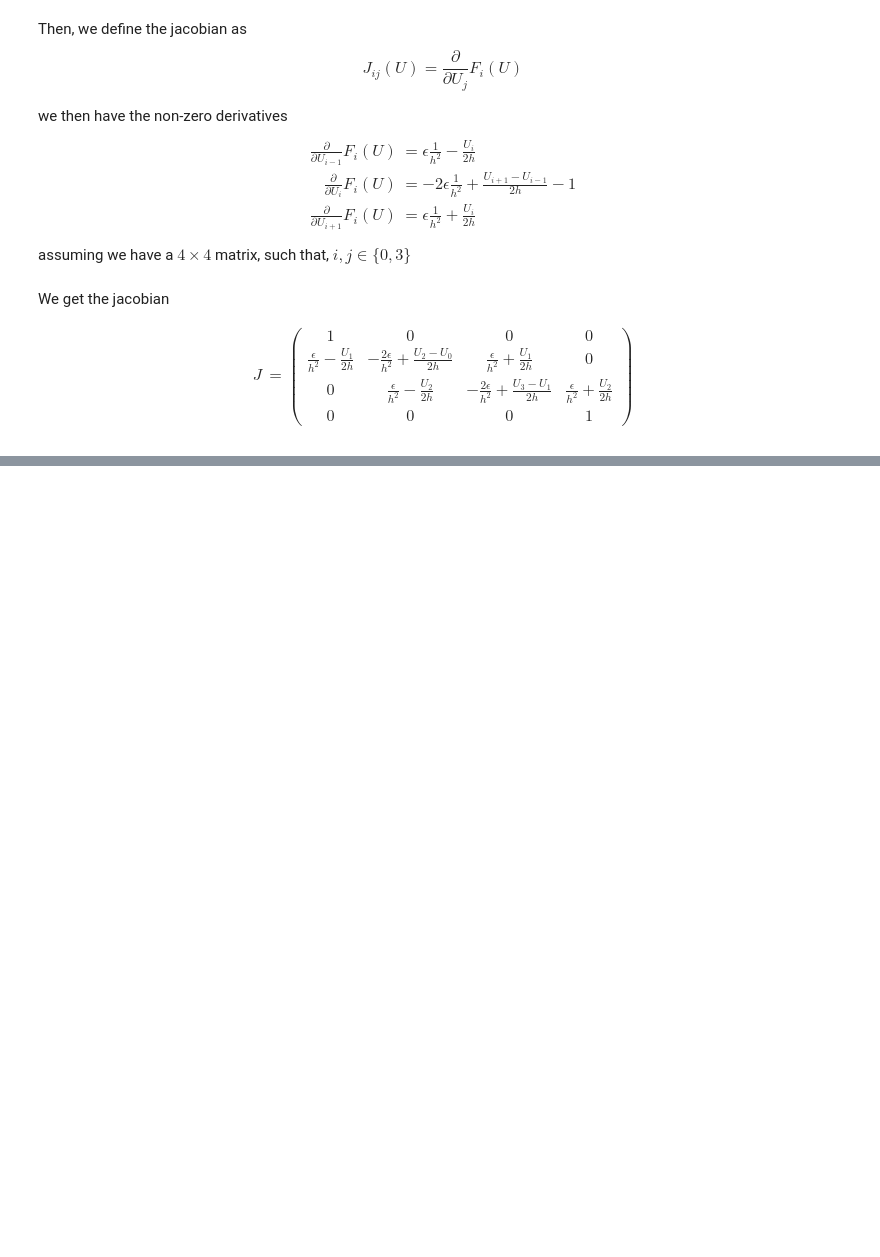
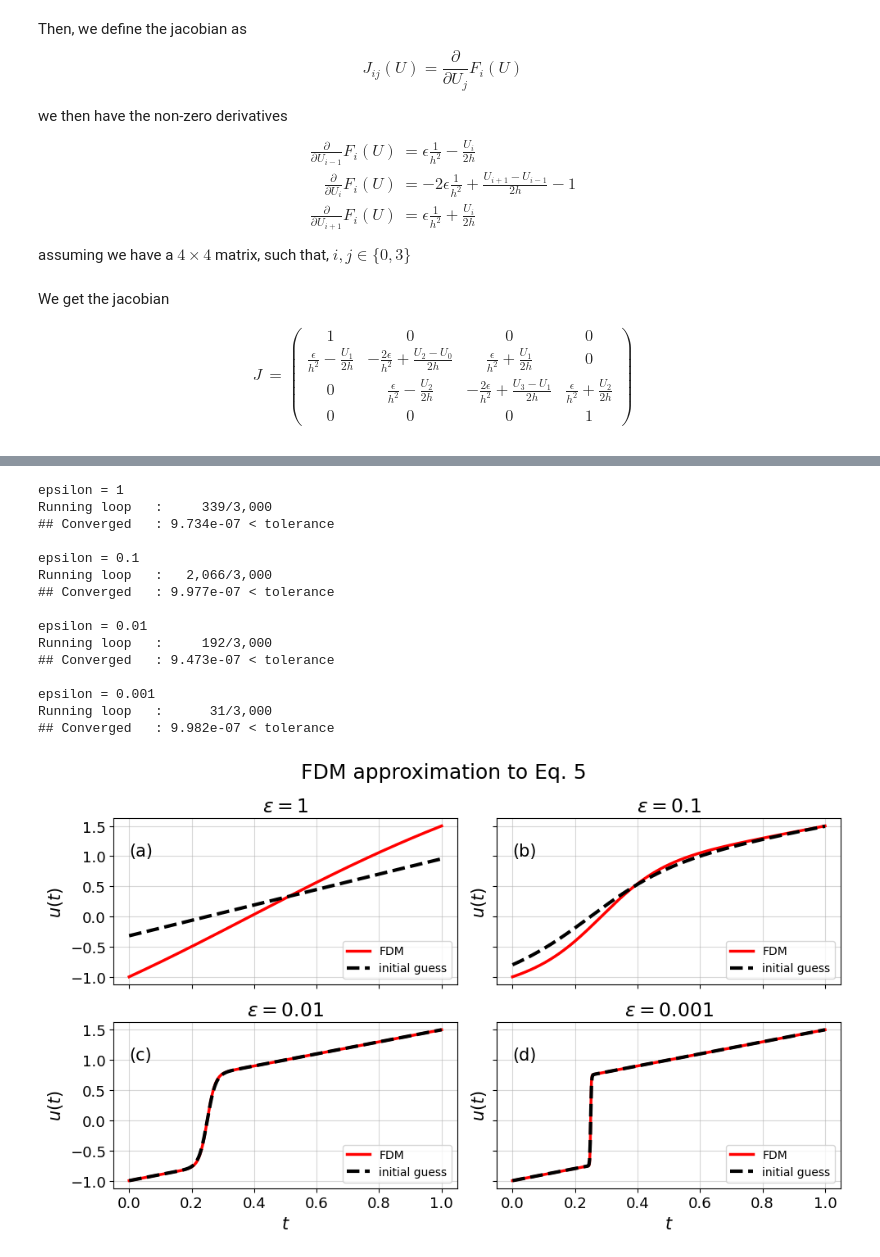
Before and after one commit to BastianValhoj/02687, a Jupyter notebook: assignment1/exercise2.ipynb, the cells around one changed output, grey strips where cells are left out. Saved outputs shown, nothing was run; the diff lists cells and outputs as text; code cells hidden in the pictures; blank space fills up the shorter version.

```diff
--- a/assignment1/exercise2.ipynb
+++ b/assignment1/exercise2.ipynb
@@ -377,0 +323,79 @@ Running loop   :      32/3,000
+# %%
+
+a, b = 0, 1 # boundary points
+alpha, beta = -1, 1.5 # boundary values
+N = 500 # Number of grid points
+
+
+# Define initial guess u(t, epsilon)
+tbar = 0.5 * (a + b - alpha - beta)
+w0 = 0.5 * (a - b + beta - alpha)
+u_init = lambda t, eps: t - tbar + w0 * np.tanh(w0*(t - tbar) / (2*eps))
+
+
+# Define t-array of equidistant points
+ts = np.linspace(a, b, num=N, endpoint=True)
+h = np.abs(ts[0] - ts[1]) # step between grid-points
+
+kwargs = {
+    "a": a,
+    "b": b,
+    "alpha": alpha,
+    "beta": beta,
+    "N": N,
+    "ts": ts,
+    "h": h,
+}
+
+labelsize = 15
+labels = ["(a)", "(b)", "(c)", "(d)"]
+def plot_params(ax, label, epsilon, labelsize):
+    ax.set_title(rf"$\epsilon = {epsilon}$", size=labelsize+2)
+    ax.legend(loc="lower right")
+    ax.tick_params(axis='both', labelsize=labelsize-2)  # Set fontsize for both x and y ticks
+    ax.text(0, 1, label, size=labelsize)
+    ax.grid(alpha=0.5)
+
+# Compute for different values of epsilon.
+fig, ax = plt.subplots(2, 2, figsize=(10,6), sharey=True, sharex=True)
+
+for i, epsilon in enumerate([1, 0.1, 0.01, 0.001]):
+    ax = ax.flatten() # flatten array: [[1, 2], [a, b]] --> [1, 2, a, b]
+    print(f"{epsilon = }")
+    y = Newton(u_init(ts, epsilon), epsilon, 3000, kwargs, tol=1e-6) # Run Newtons method
+    ax[i].plot(ts, y, "r-", label="FDM", lw=2.5)
+    ax[i].plot(ts, u_init(ts, epsilon), "k--", label=f"initial guess", lw=3)
+    ax[i].set_yticks([-1, -0.5, 0, 0.5, 1, 1.5])
+    if [0, 2]:
+        ax[i].set_ylabel("$u(t)$", size=labelsize)
+    if i in [2, 3]:
+        ax[i].set_xlabel("$t$", size=labelsize)
+    plot_params(ax[i], labels[i], epsilon, labelsize)
+
+fig.suptitle("FDM approximation to Eq. 5", fontsize=labelsize+3)
+fig.tight_layout()
+
+# make directory if not already present
+assignment_dir = Path.cwd() # directory for this working directory (if using notebook, it will be the direcotry of notebook)
+figures_dir = assignment_dir / "figures" # figures directory
+figures_dir.mkdir(parents=True, exist_ok=True) # create folder and parent directories, if not already existing.
+
+file_name = "ex_2a.b.FMD.png"
+fig.savefig(figures_dir / file_name, transparent=False)
+# %% [output]
+epsilon = 1
+Running loop   :     339/3,000
+## Converged   : 9.734e-07 < tolerance
+
+epsilon = 0.1
+Running loop   :   2,066/3,000
+## Converged   : 9.977e-07 < tolerance
+
+epsilon = 0.01
+Running loop   :     192/3,000
+## Converged   : 9.473e-07 < tolerance
+
+epsilon = 0.001
+Running loop   :      31/3,000
+## Converged   : 9.982e-07 < tolerance
+[figure, added]
```
Also changed, not shown: parts of 10 cells of this notebook.
